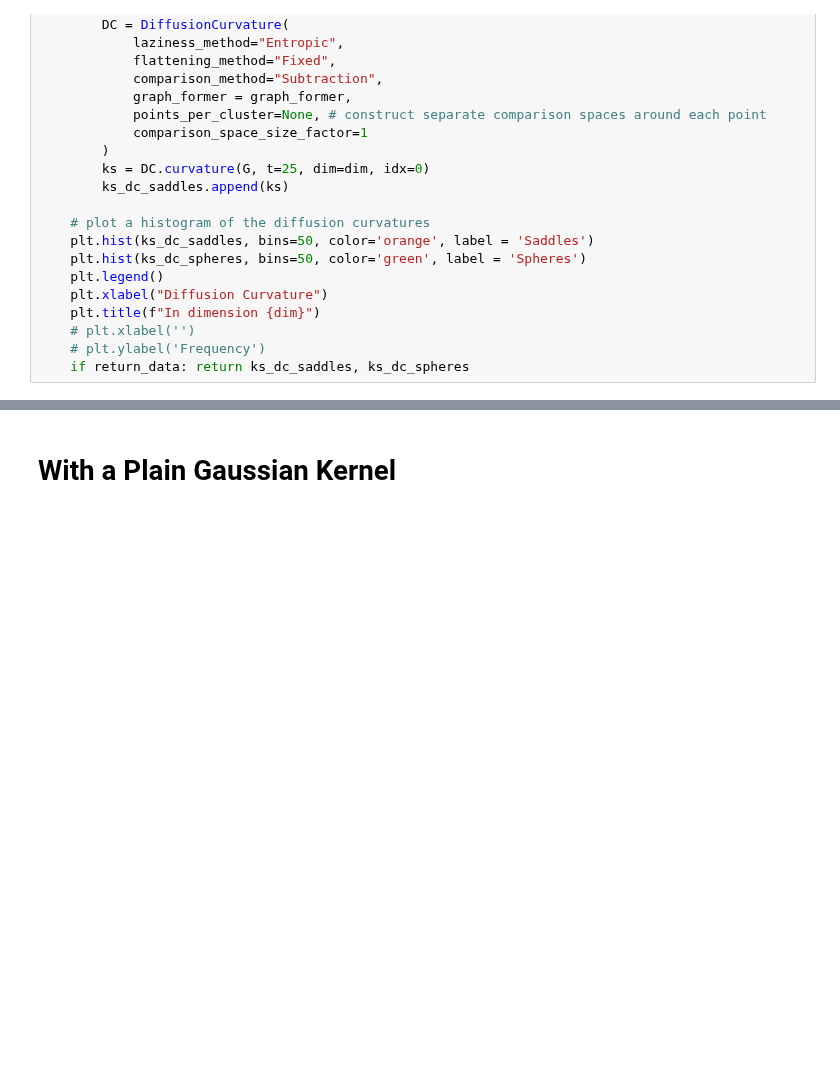
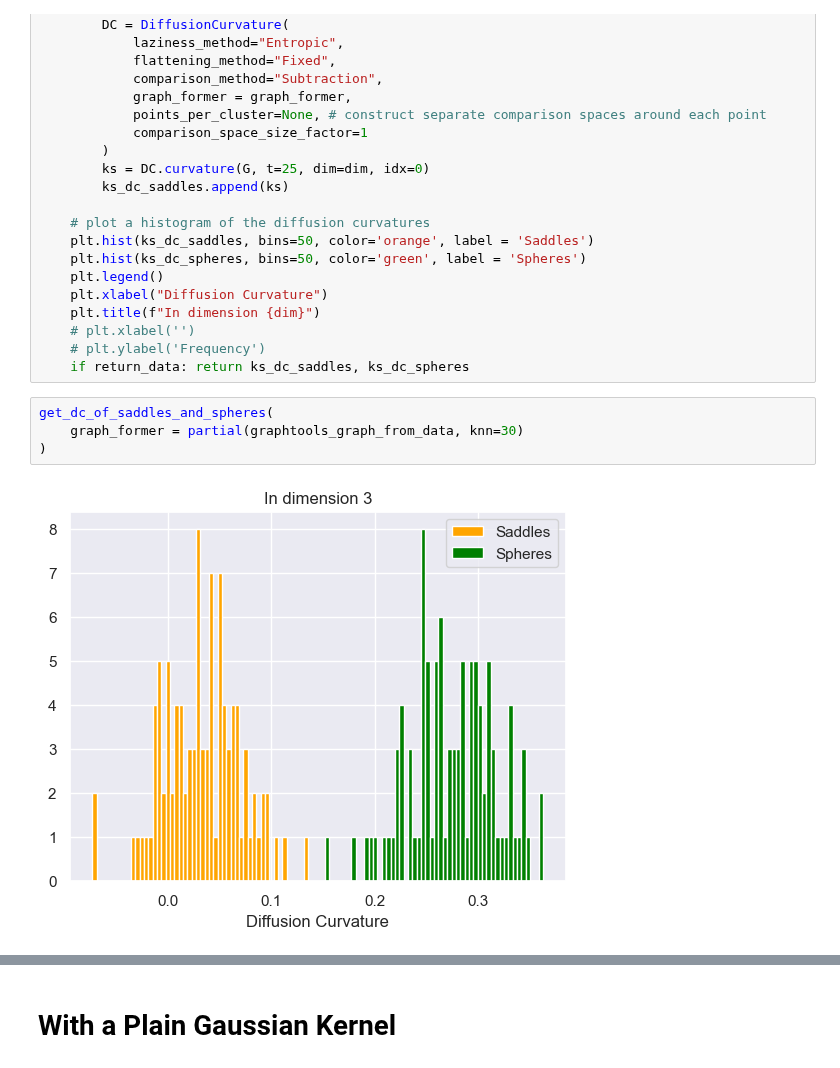
Before and after one commit to professorwug/diffusion-curvature, a Jupyter notebook: nbs/experiments/3d1 Effects of Graph Construction on Negative Curvature Detection.ipynb, the cells around one changed output, grey strips where cells are left out. Cells and saved outputs as stored; diff of their text form; blank space fills up the shorter version.

```diff
--- a/nbs/experiments/3d1 Effects of Graph Construction on Negative Curvature Detection.ipynb
+++ b/nbs/experiments/3d1 Effects of Graph Construction on Negative Curvature Detection.ipynb
@@ -106,3 +106,9 @@ def get_dc_of_saddles_and_spheres(
     # plt.xlabel('')
     # plt.ylabel('Frequency')
     if return_data: return ks_dc_saddles, ks_dc_spheres
+# %%
+get_dc_of_saddles_and_spheres(
+    graph_former = partial(graphtools_graph_from_data, knn=30)
+)
+# %% [output]
+[figure, added]
```
Also changed, not shown: parts of 20 cells of this notebook, 2 other files.
